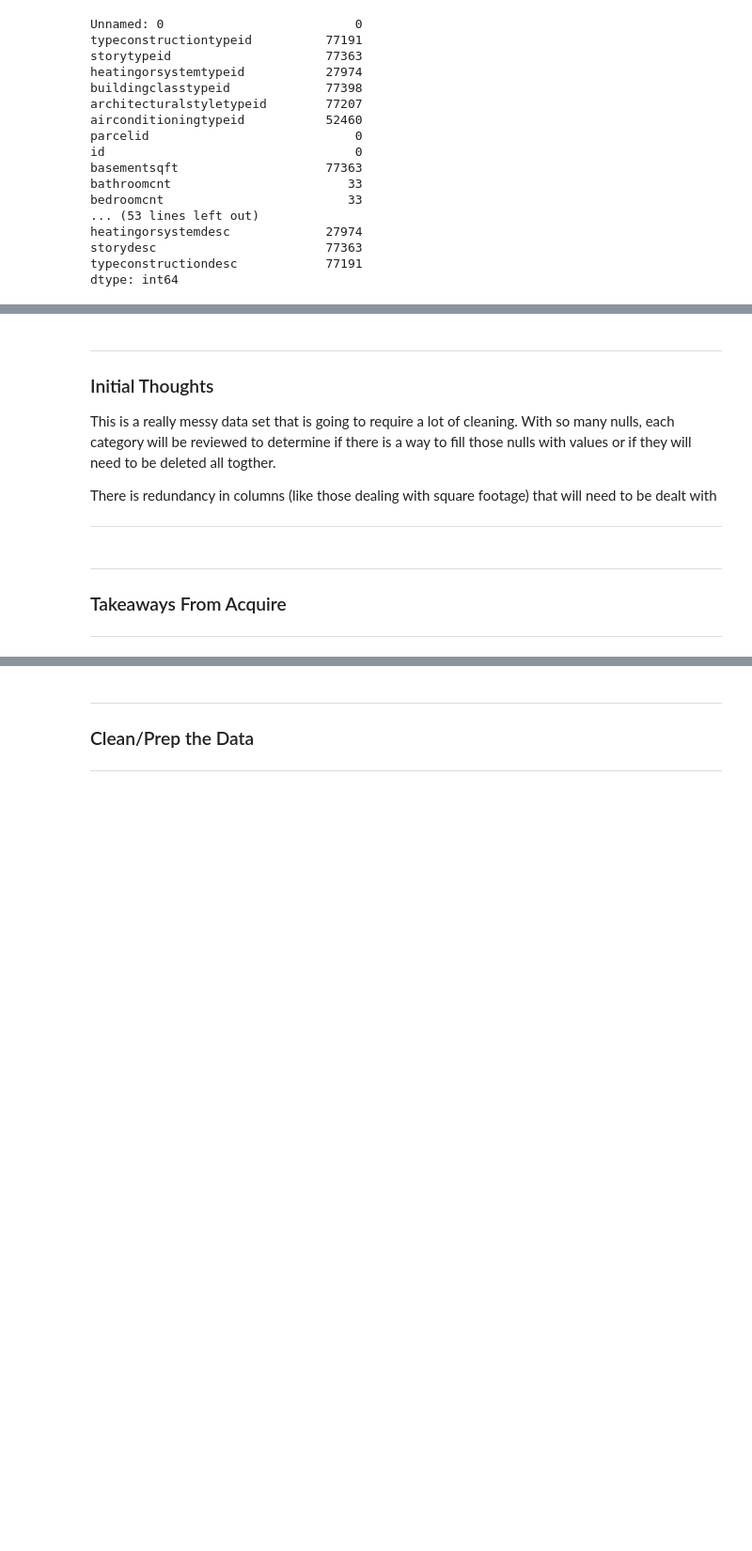
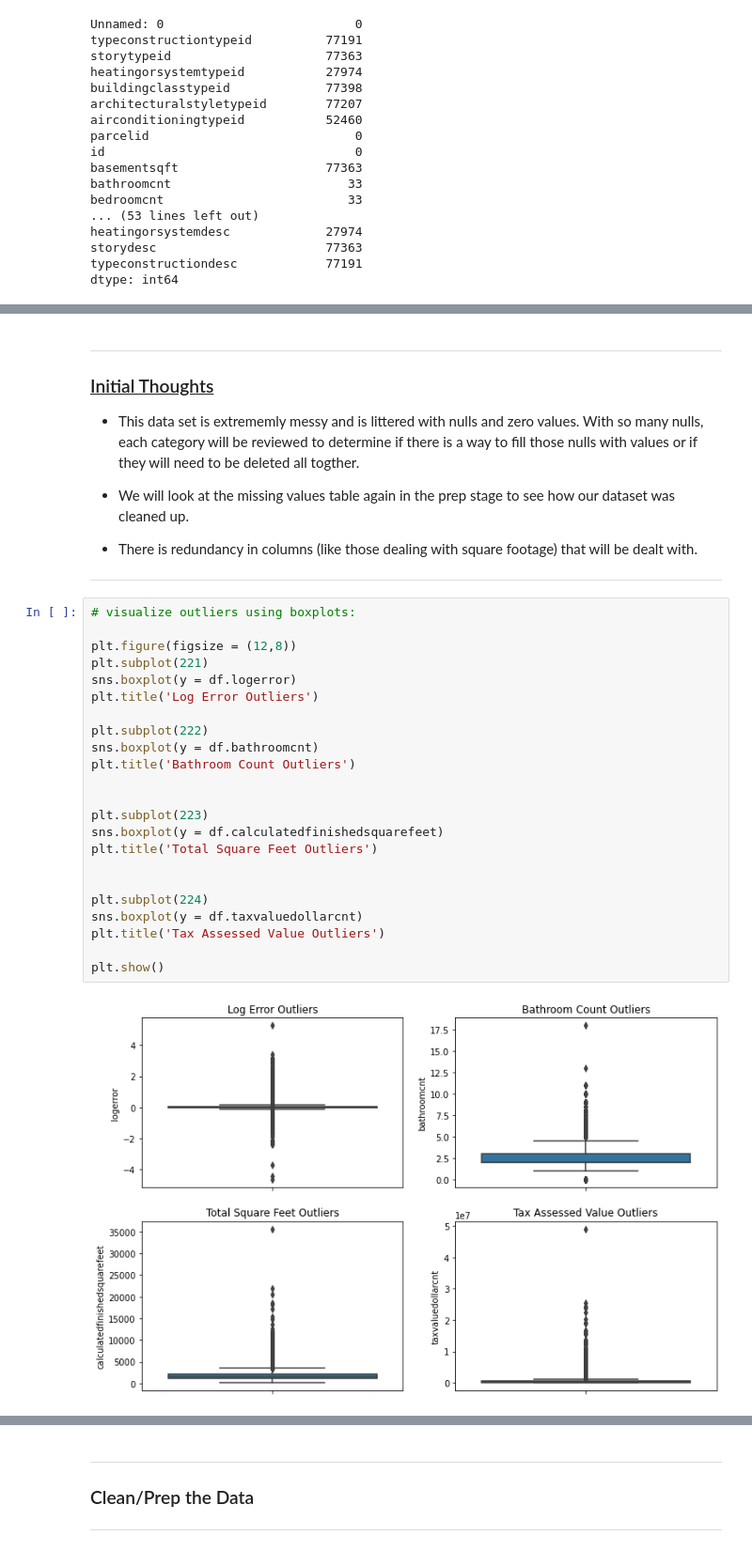
Before and after one commit to davidb-and-john/clustering-project, a Jupyter notebook: Final_Cluster_Notebook_John-David.ipynb, the cells around one changed output, grey strips where cells are left out. Shown at 94% size. Drawn from its saved outputs; the diff is of its cells as text; blank space fills up the shorter version.

```diff
--- a/Final_Cluster_Notebook_John-David.ipynb
+++ b/Final_Cluster_Notebook_John-David.ipynb
@@ -159,15 +181,36 @@ dtype: int64
 # %% [markdown]
 -----
-<h3> Initial Thoughts </h3>
+<h3><u> Initial Thoughts</u> </h3>
 
-This is a really messy data set that is going to require a lot of cleaning. With so many nulls, each category will be reviewed to determine if there is a way to fill those nulls with values or if they will need to be deleted all togther.
+- This data set is extrememly messy and is littered with nulls and zero values. With so many nulls, each category will be reviewed to determine if there is a way to fill those nulls with values or if they will need to be deleted all togther.
 
-There is redundancy in columns (like those dealing with square footage) that will need to be dealt with
+- We will look at the missing values table again in the prep stage to see how our dataset was cleaned up.
 
------
+- There is redundancy in columns (like those dealing with square footage) that will be dealt with.
+
+----
-# %% [markdown]
------
-
-<h3>Takeaways From Acquire</h3>
-
------
+# %%
+# visualize outliers using boxplots:
+
+plt.figure(figsize = (12,8))
+plt.subplot(221)
+sns.boxplot(y = df.logerror)
+plt.title('Log Error Outliers')
+
+plt.subplot(222)
+sns.boxplot(y = df.bathroomcnt)
+plt.title('Bathroom Count Outliers')
+
+
+plt.subplot(223)
+sns.boxplot(y = df.calculatedfinishedsquarefeet)
+plt.title('Total Square Feet Outliers')
+
+
+plt.subplot(224)
+sns.boxplot(y = df.taxvaluedollarcnt)
+plt.title('Tax Assessed Value Outliers')
+
+plt.show()
+# %% [output]
+[figure, added]
```
Also changed, not shown: parts of 15 cells of this notebook.
